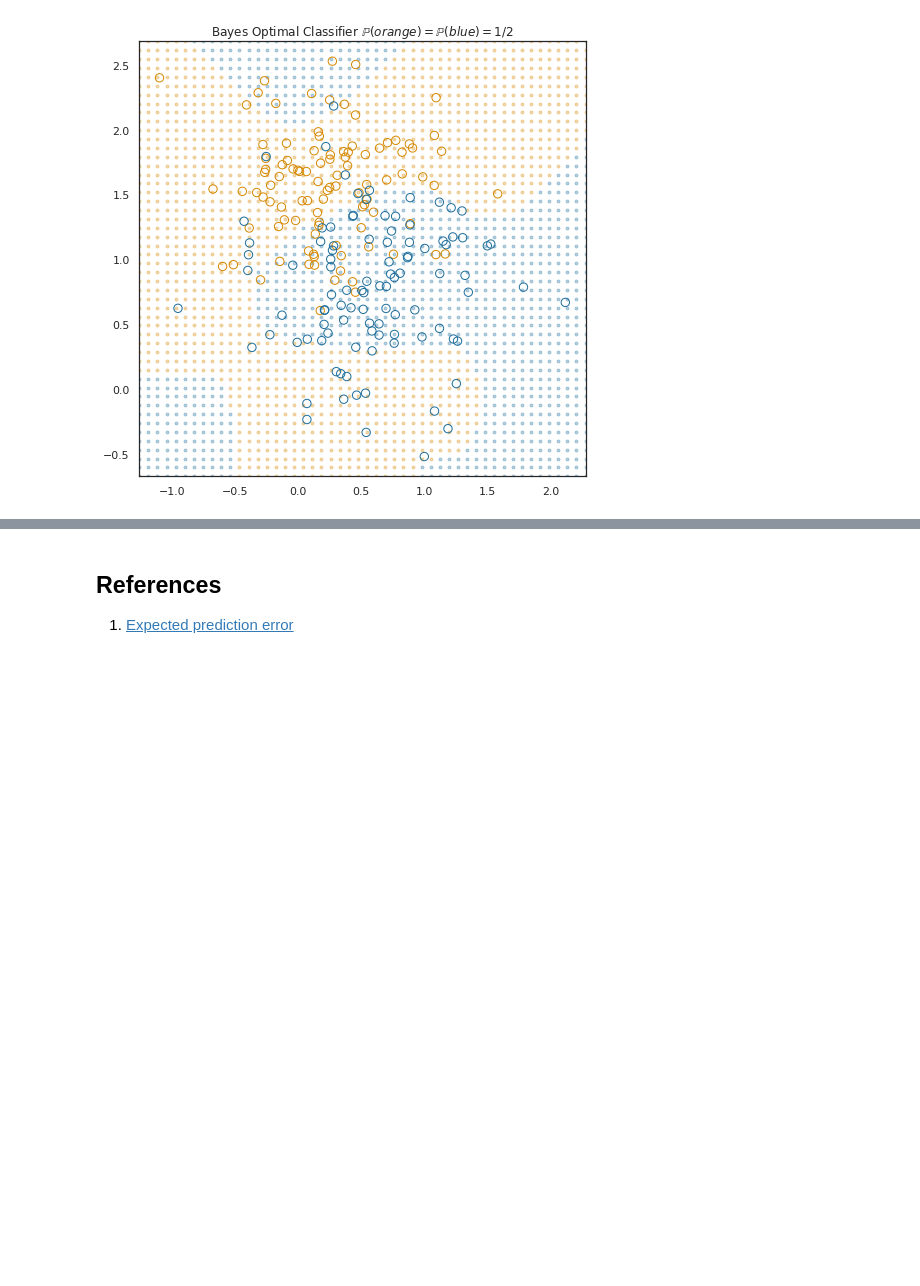
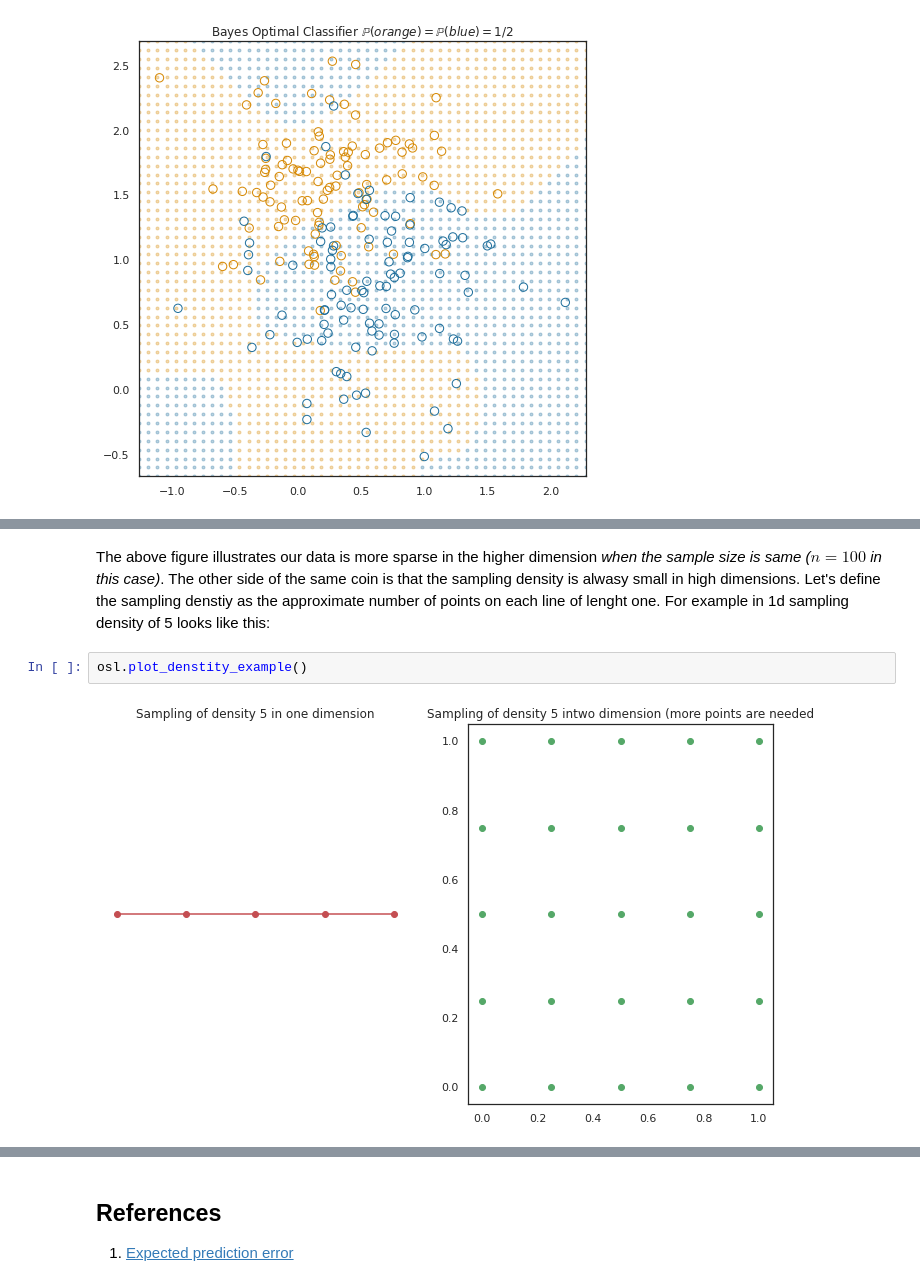
Before and after one commit to oceanumeric/ESL, a Jupyter notebook: ch2/Ch2.ipynb, the cells around one changed output, grey strips where cells are left out. Saved outputs shown, nothing was run; the diff lists cells and outputs as text; blank space fills up the shorter version.

```diff
--- a/ch2/Ch2.ipynb
+++ b/ch2/Ch2.ipynb
@@ -243,0 +270,10 @@ osl.bayes_classifier()
+# %% [markdown]
+The above figure illustrates our data is more sparse in the higher dimension
+_when the sample size is same ($n=100$ in this case)_. The other side of the
+same coin is that the sampling density is alwasy small in high dimensions. Let's
+define the sampling denstiy as the approximate number of points on each line
+of lenght one. For example in 1d sampling density of 5 looks like this:
+# %%
+osl.plot_denstity_example()
+# %% [output]
+[figure, added]
```
Also changed, not shown: parts of 7 cells of this notebook, 1 other file.
